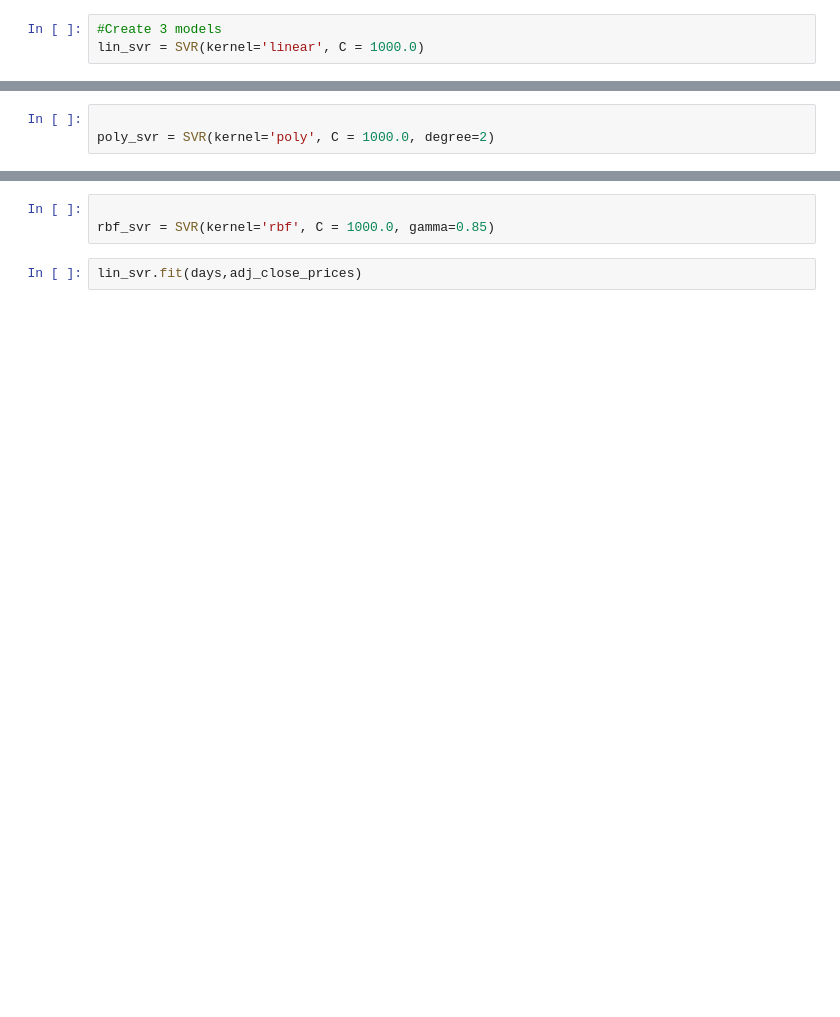
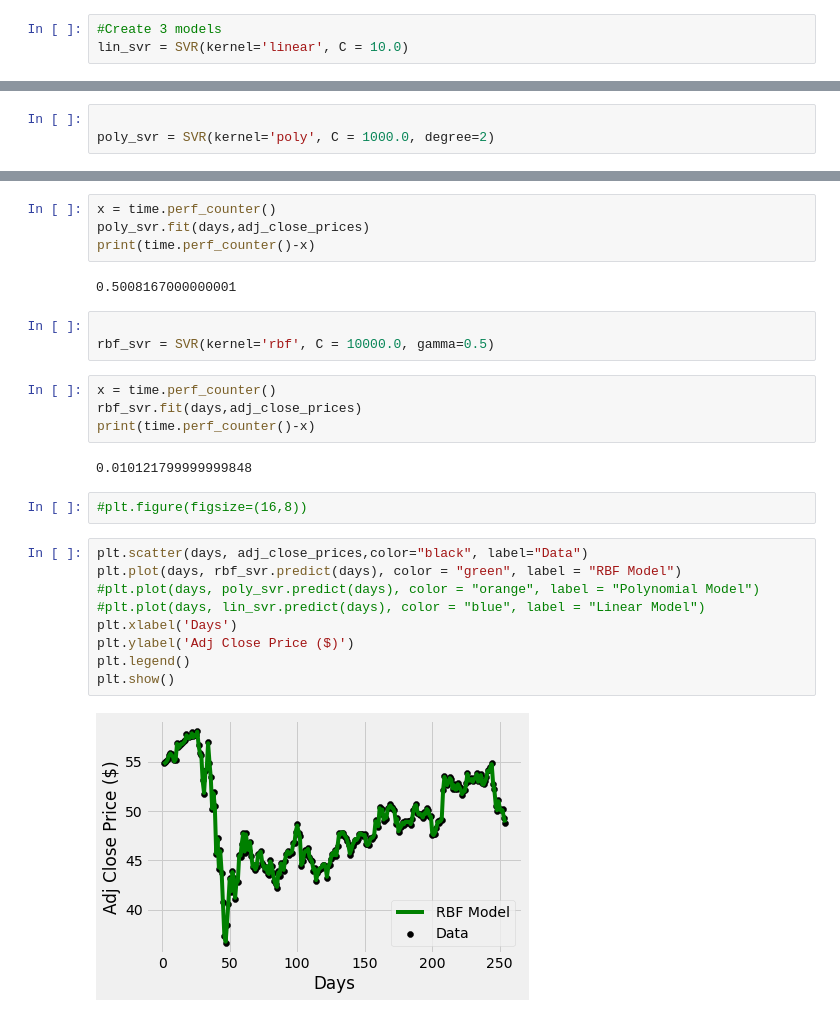
Before and after one commit to sys123-data/Python-Stock-prediction, a Jupyter notebook: CocaCola_Stock.ipynb, the cells around one changed output, grey strips where cells are left out. Cells and saved outputs as stored; diff of their text form; blank space fills up the shorter version.

```diff
--- a/CocaCola_Stock.ipynb
+++ b/CocaCola_Stock.ipynb
@@ -129,4 +130,4 @@ adj_close_prices
  48.724998]
 # %%
 #Create 3 models
-lin_svr = SVR(kernel='linear', C = 1000.0)
+lin_svr = SVR(kernel='linear', C = 10.0)
@@ -140,5 +143,28 @@ poly_svr.fit(days,adj_close_prices)
+# %%
+x = time.perf_counter()
+poly_svr.fit(days,adj_close_prices)
+print(time.perf_counter()-x)
+# %% [output]
+0.5008167000000001
 # %%
 
-rbf_svr = SVR(kernel='rbf', C = 1000.0, gamma=0.85)
+rbf_svr = SVR(kernel='rbf', C = 10000.0, gamma=0.5)
-# %%
-lin_svr.fit(days,adj_close_prices)
+# %%
+x = time.perf_counter()
+rbf_svr.fit(days,adj_close_prices)
+print(time.perf_counter()-x)
+# %% [output]
+0.010121799999999848
+# %%
+#plt.figure(figsize=(16,8))
+# %%
+plt.scatter(days, adj_close_prices,color="black", label="Data")
+plt.plot(days, rbf_svr.predict(days), color = "green", label = "RBF Model")
+#plt.plot(days, poly_svr.predict(days), color = "orange", label = "Polynomial Model")
+#plt.plot(days, lin_svr.predict(days), color = "blue", label = "Linear Model")
+plt.xlabel('Days')
+plt.ylabel('Adj Close Price ($)')
+plt.legend()
+plt.show()
+# %% [output]
+[figure, added]
```
Also changed, not shown: parts of 5 cells of this notebook, 7 other files.
